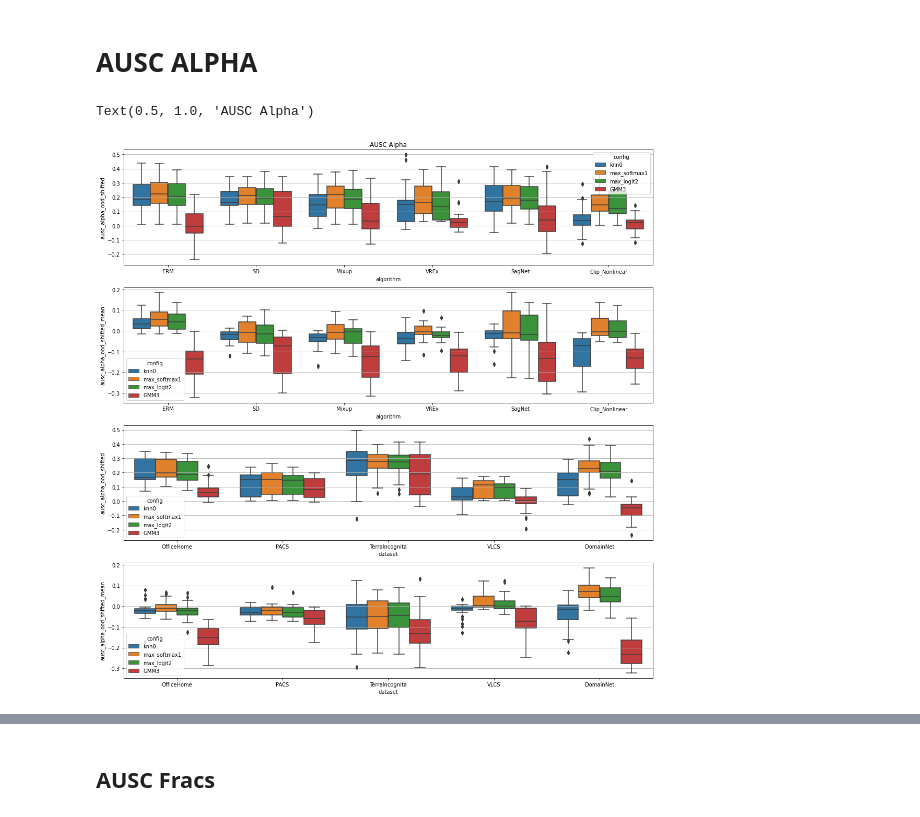
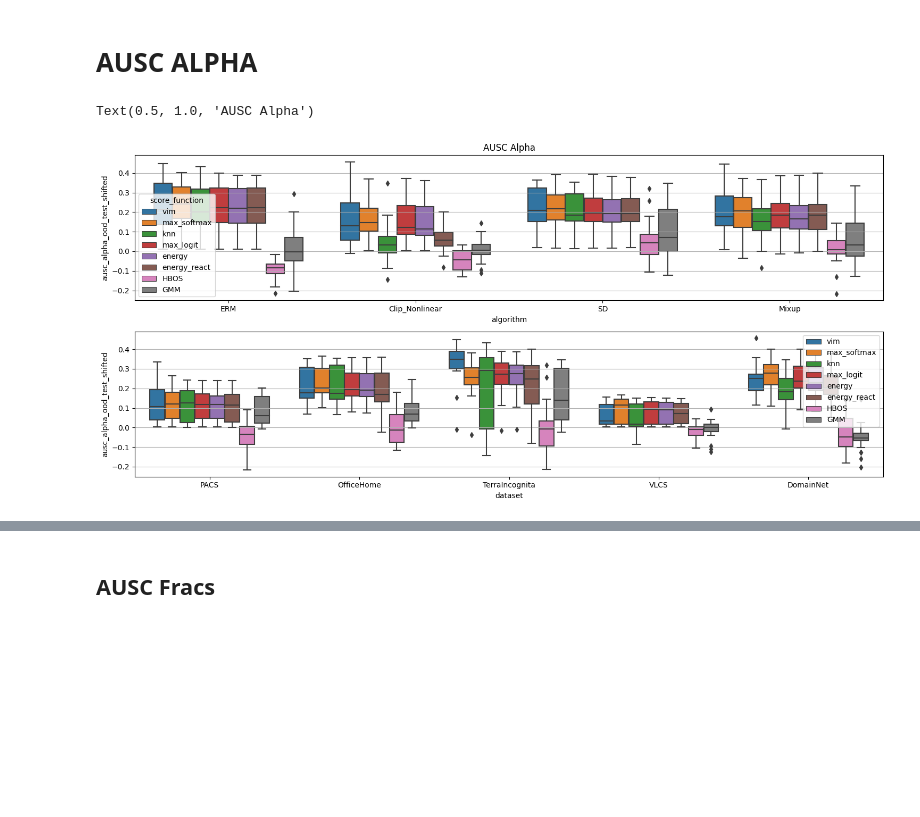
Before and after one commit to XarwinM/competence_estimation, a Jupyter notebook: ClassifiersDifferences.ipynb, the cells around one changed output, grey strips where cells are left out. Drawn from its saved outputs; the diff is of its cells as text; code cells hidden in the pictures; blank space fills up the shorter version.

Commit message:
scores added

```diff
--- a/ClassifiersDifferences.ipynb
+++ b/ClassifiersDifferences.ipynb
@@ -227,27 +172,28 @@ for e, dataset in enumerate(datasets):
 # %% [markdown]
 # AUSC ALPHA
 # %%
-fig, ax = plt.subplots(4, 1,
-    figsize =(15, 15),
+fig, ax = plt.subplots(2, 1,
+    figsize =(15, 7),
     tight_layout = True)
 
 df = pd.DataFrame(data=d)
 
 
-sns.boxplot(data=df, x="algorithm", y="ausc_alpha_ood_shifted", hue='config', ax=ax[0])
+sns.boxplot(data=df, x="algorithm", y="ausc_alpha_ood_test_shifted", hue='score_function', ax=ax[0])
 ax[0].grid(axis='y')
 
-sns.boxplot(data=df, x="algorithm", y="ausc_alpha_ood_shifted_mean", hue='config', ax=ax[1])
+#sns.boxplot(data=df, x="algorithm", y="ausc_alpha_ood_test_shifted_mean", hue='score_function', ax=ax[1])
+#ax[1].grid(axis='y')
+
+sns.boxplot(data=df, x="dataset", y="ausc_alpha_ood_test_shifted", hue='score_function', ax=ax[1])
 ax[1].grid(axis='y')
+ax[1].legend()
 
-sns.boxplot(data=df, x="dataset", y="ausc_alpha_ood_shifted", hue='config', ax=ax[2])
-ax[2].grid(axis='y')
-
-sns.boxplot(data=df, x="dataset", y="ausc_alpha_ood_shifted_mean", hue='config', ax=ax[3])
-ax[3].grid(axis='y')
+#sns.boxplot(data=df, x="dataset", y="ausc_alpha_ood_test_shifted_mean", hue='score_function', ax=ax[3])
+#ax[3].grid(axis='y')
 
 ax[0].set_title("AUSC Alpha")
 # %% [output]
 Text(0.5, 1.0, 'AUSC Alpha')
-[figure, old version]
+[figure, new version]
 # %%
```
Also changed, not shown: parts of 15 cells of this notebook, 6 other files.
